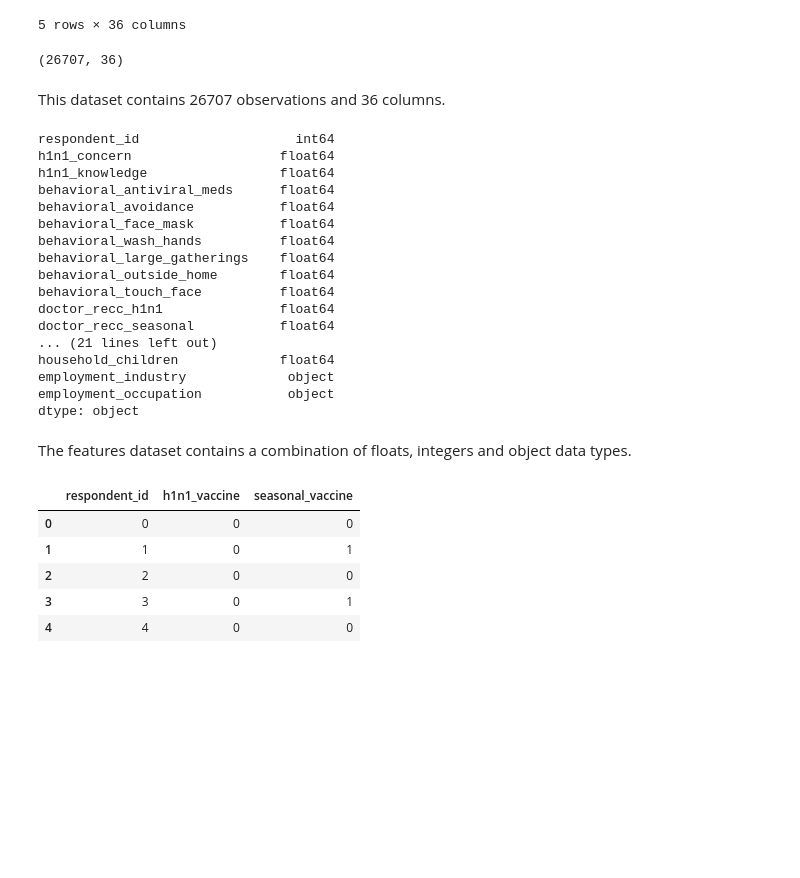
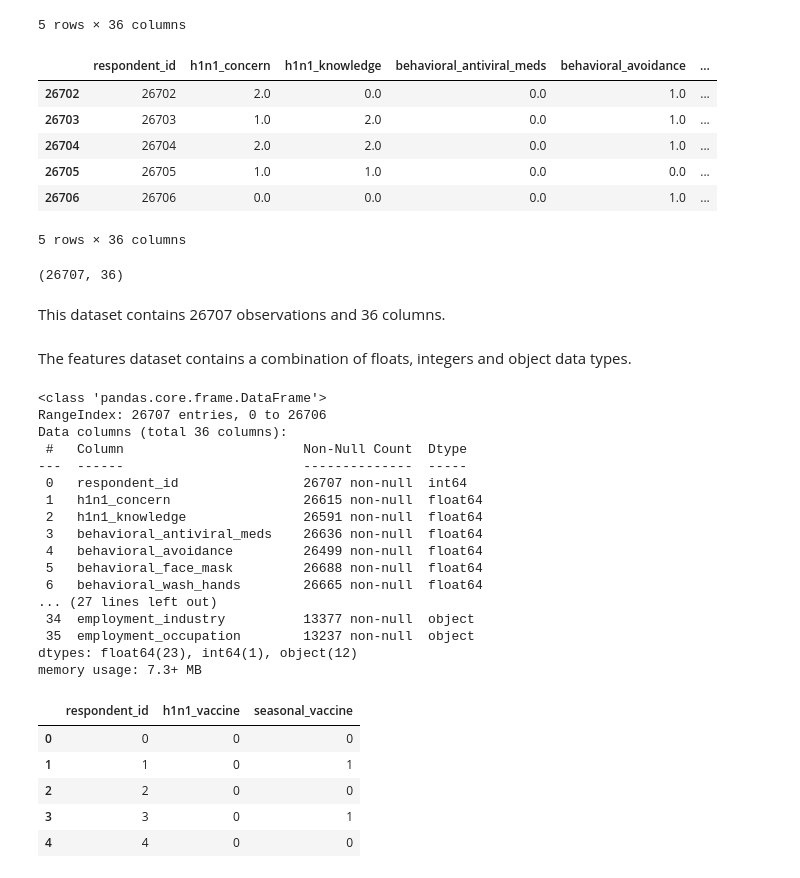
Before and after one commit to CatherineChelagat/Predicting-how-likely-individuals-are-to-receive-H1N1-vaccines, a Jupyter notebook: A Classification Model for Predicting Whether Individuals got their H1N1 Vaccines.ipynb, the cells around one changed output. Saved outputs shown, nothing was run; the diff lists cells and outputs as text; code cells hidden in the pictures; blank space fills up the shorter version.

Commit message:
still on data cleaning, smh

```diff
--- a/A Classification Model for Predicting Whether Individuals got their H1N1 Vaccines.ipynb
+++ b/A Classification Model for Predicting Whether Individuals got their H1N1 Vaccines.ipynb
@@ -30,32 +44,45 @@ features_df.head()
 | 3 | 3 | 1.0 | 1.0 | 0.0 | 1.0 | ... |
 | 4 | 4 | 2.0 | 1.0 | 0.0 | 1.0 | ... |
 5 rows × 36 columns
-# %%
-features_df.shape
-# %% [output]
-(26707, 36)
+# %%
+# checking the bottom of our dataset
+features_df.tail()
+# %% [output]
+|  | respondent_id | h1n1_concern | h1n1_knowledge | behavioral_antiviral_meds | behavioral_avoidance | ... |
+| 26702 | 26702 | 2.0 | 0.0 | 0.0 | 1.0 | ... |
+| 26703 | 26703 | 1.0 | 2.0 | 0.0 | 1.0 | ... |
+| 26704 | 26704 | 2.0 | 2.0 | 0.0 | 1.0 | ... |
+| 26705 | 26705 | 1.0 | 1.0 | 0.0 | 0.0 | ... |
+| 26706 | 26706 | 0.0 | 0.0 | 0.0 | 1.0 | ... |
+5 rows × 36 columns
+# %%
+# checking the number of records in our dataset
+features_df.shape
+# %% [output]
+(26707, 36)
 # %% [markdown]
 This dataset contains 26707 observations and 36 columns.
-# %%
-features_df.dtypes
-# %% [output]
-respondent_id                    int64
-h1n1_concern                   float64
-h1n1_knowledge                 float64
-behavioral_antiviral_meds      float64
-behavioral_avoidance           float64
-behavioral_face_mask           float64
-behavioral_wash_hands          float64
-behavioral_large_gatherings    float64
-behavioral_outside_home        float64
-behavioral_touch_face          float64
-doctor_recc_h1n1               float64
-doctor_recc_seasonal           float64
-... (21 lines left out)
-household_children             float64
-employment_industry             object
-employment_occupation           object
-dtype: object
 # %% [markdown]
 The features dataset contains a combination of floats, integers and object data types.
+# %%
+# Checking whether each column has an appropriate datatype
+features_df.info()
+# %% [output]
+<class 'pandas.core.frame.DataFrame'>
+RangeIndex: 26707 entries, 0 to 26706
+Data columns (total 36 columns):
+ #   Column                       Non-Null Count  Dtype
+---  ------                       --------------  -----
+ 0   respondent_id                26707 non-null  int64
+ 1   h1n1_concern                 26615 non-null  float64
+ 2   h1n1_knowledge               26591 non-null  float64
+ 3   behavioral_antiviral_meds    26636 non-null  float64
+ 4   behavioral_avoidance         26499 non-null  float64
+ 5   behavioral_face_mask         26688 non-null  float64
+ 6   behavioral_wash_hands        26665 non-null  float64
+... (27 lines left out)
+ 34  employment_industry          13377 non-null  object
+ 35  employment_occupation        13237 non-null  object
+dtypes: float64(23), int64(1), object(12)
+memory usage: 7.3+ MB
 # %%
```
Also changed, not shown: parts of 15 cells of this notebook.
